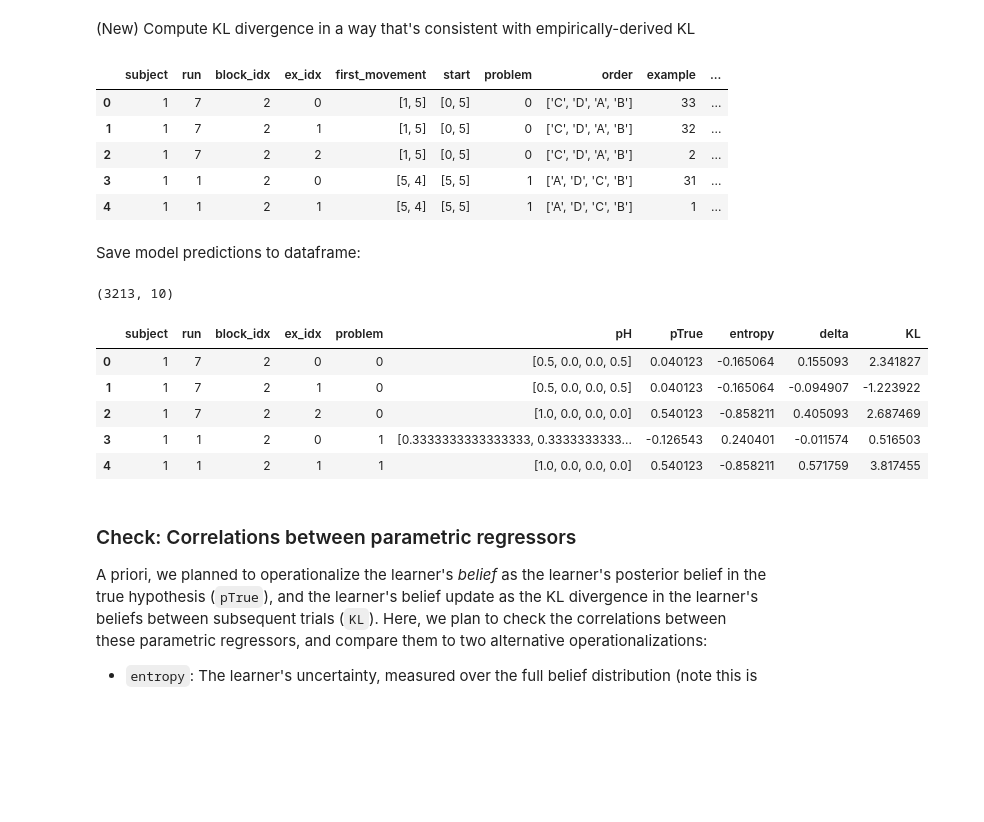
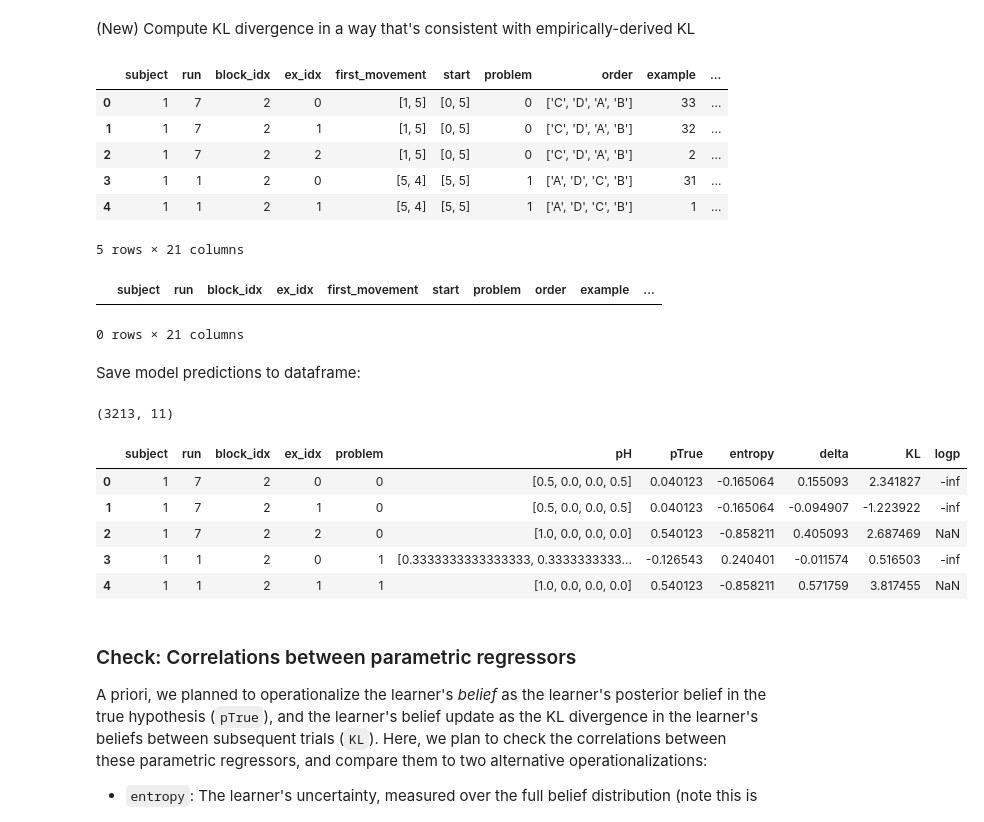
Before and after one commit to nataliavelez/teaching_fmri, a Jupyter notebook: 2_behavioral/8_model_predictions.ipynb, the cells around one changed output. Drawn from its saved outputs; the diff is of its cells as text; code cells hidden in the pictures; blank space fills up the shorter version.

```diff
--- a/2_behavioral/8_model_predictions.ipynb
+++ b/2_behavioral/8_model_predictions.ipynb
@@ -155,6 +155,7 @@ for name,group in model_raw.groupby(['subject', 'problem']):
         prior = belief # carry over belief dist from prior trial
         kl_list.append(kl)
 model_raw['KL'] = kl_list
+model_raw['logp'] = np.log(model_raw['pTrue']/(1-model_raw['pTrue']))
 
 model_raw.head()
 # %% [output]
@@ -164,33 +165,39 @@ model_raw.head()
 | 2 | 1 | 7 | 2 | 2 | [1, 5] | [0, 5] | 0 | ['C', 'D', 'A', 'B'] | 2 | ... |
 | 3 | 1 | 1 | 2 | 0 | [5, 4] | [5, 5] | 1 | ['A', 'D', 'C', 'B'] | 31 | ... |
 | 4 | 1 | 1 | 2 | 1 | [5, 4] | [5, 5] | 1 | ['A', 'D', 'C', 'B'] | 1 | ... |
+5 rows × 21 columns
+# %%
+model_raw[model_raw.pTrue == 0]
+# %% [output]
+|  | subject | run | block_idx | ex_idx | first_movement | start | problem | order | example | ... |
+0 rows × 21 columns
 # %% [markdown]
 Save model predictions to dataframe:
 # %%
-param_reg = ['pTrue', 'entropy', 'delta', 'KL']
+param_reg = ['pTrue', 'entropy', 'delta', 'KL', 'logp']
 # convert to df
 model_df = model_raw.copy()
 model_df = model_df[['subject', 'run', 'block_idx', 'ex_idx', 'problem', 'pH'] + param_reg]
 model_df['pH'] = model_df.pH.apply(list)
 
 # mean-center parametric regressors
 def mean_center(col):
     means = model_df.groupby('subject')[col].transform('mean')
     return model_df[col] - means
 
 for r in param_reg:
     model_df[r] = mean_center(r)
 
 print(model_df.shape)
 model_df.head()
 # %% [output]
-(3213, 10)
+(3213, 11)
-|  | subject | run | block_idx | ex_idx | problem | pH | pTrue | entropy | delta | KL |
-| 0 | 1 | 7 | 2 | 0 | 0 | [0.5, 0.0, 0.0, 0.5] | 0.040123 | -0.165064 | 0.155093 | 2.341827 |
-| 1 | 1 | 7 | 2 | 1 | 0 | [0.5, 0.0, 0.0, 0.5] | 0.040123 | -0.165064 | -0.094907 | -1.223922 |
-| 2 | 1 | 7 | 2 | 2 | 0 | [1.0, 0.0, 0.0, 0.0] | 0.540123 | -0.858211 | 0.405093 | 2.687469 |
-| 3 | 1 | 1 | 2 | 0 | 1 | [0.3333333333333333, 0.3333333333... | -0.126543 | 0.240401 | -0.011574 | 0.516503 |
-| 4 | 1 | 1 | 2 | 1 | 1 | [1.0, 0.0, 0.0, 0.0] | 0.540123 | -0.858211 | 0.571759 | 3.817455 |
+|  | subject | run | block_idx | ex_idx | problem | pH | pTrue | entropy | delta | KL | logp |
+| 0 | 1 | 7 | 2 | 0 | 0 | [0.5, 0.0, 0.0, 0.5] | 0.040123 | -0.165064 | 0.155093 | 2.341827 | -inf |
+| 1 | 1 | 7 | 2 | 1 | 0 | [0.5, 0.0, 0.0, 0.5] | 0.040123 | -0.165064 | -0.094907 | -1.223922 | -inf |
+| 2 | 1 | 7 | 2 | 2 | 0 | [1.0, 0.0, 0.0, 0.0] | 0.540123 | -0.858211 | 0.405093 | 2.687469 | NaN |
+| 3 | 1 | 1 | 2 | 0 | 1 | [0.3333333333333333, 0.3333333333... | -0.126543 | 0.240401 | -0.011574 | 0.516503 | -inf |
+| 4 | 1 | 1 | 2 | 1 | 1 | [1.0, 0.0, 0.0, 0.0] | 0.540123 | -0.858211 | 0.571759 | 3.817455 | NaN |
 # %% [markdown]
 ### Check: Correlations between parametric regressors
 
```
Also changed, not shown: parts of 6 cells of this notebook, 14 other files.
